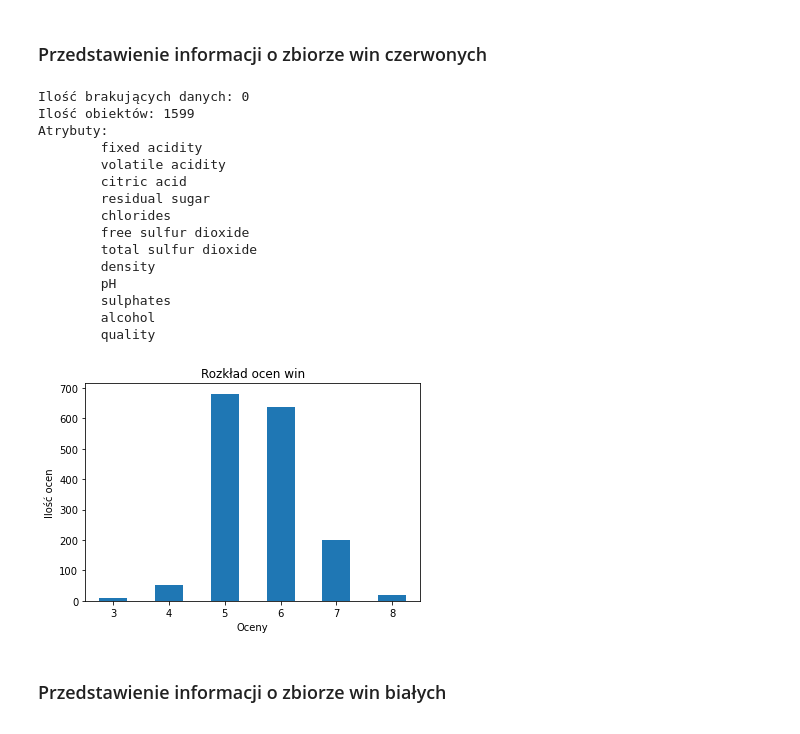
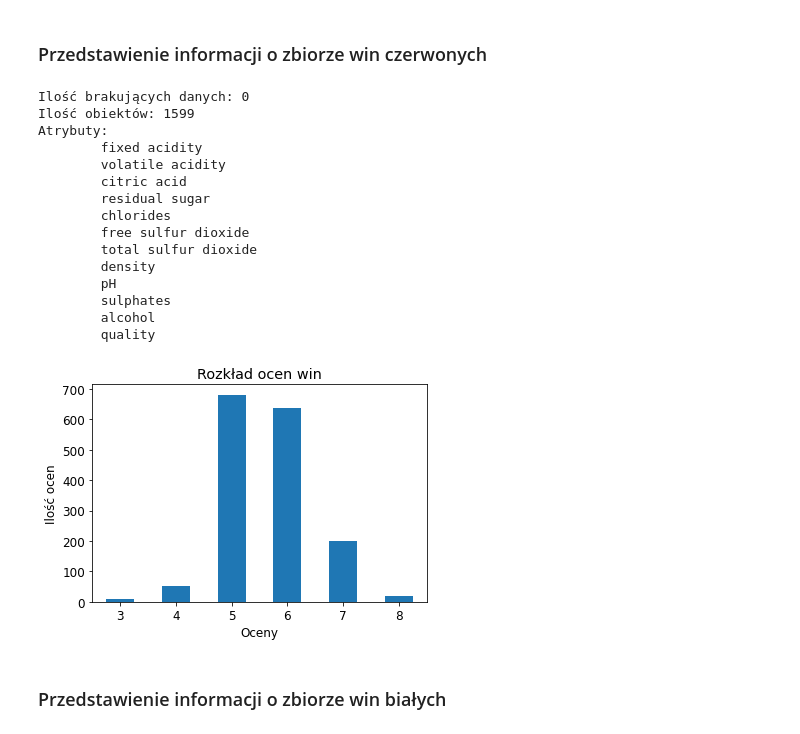
Before and after one commit to Adaxelx/wine_quality, a Jupyter notebook: wine_quality.ipynb, the cells around one changed output. Drawn from its saved outputs; the diff is of its cells as text; code cells hidden in the pictures.

```diff
--- a/wine_quality.ipynb
+++ b/wine_quality.ipynb
@@ -26,34 +26,36 @@ wineWhite = pd.read_csv('data/winequality-white.csv', sep=";", usecols = range(0
 ### Przedstawienie informacji o zbiorze win czerwonych
 # %%
 def showGeneralInfo(wine):
+    plt.rcParams.update({'font.size': 12})
     missingValues = wine.isnull().sum().sum()
     numberOfObjects = len(wine)
     print("Ilość brakujących danych: " + str(missingValues))
     print("Ilość obiektów: " + str(numberOfObjects))
     df = wine['quality'].value_counts().sort_index(ascending = True)
     df.plot(kind="bar", rot=0, title="Rozkład ocen win", xlabel="Oceny", ylabel="Ilość ocen")
     print("Atrybuty: ")
     for col in wine.columns:
         print("\t" + col)
+    plt.rcParams.update({'font.size': 8})
 
 showGeneralInfo(wineRed)
 # %% [output]
 Ilość brakujących danych: 0
 Ilość obiektów: 1599
 Atrybuty:
         fixed acidity
         volatile acidity
         citric acid
         residual sugar
         chlorides
         free sulfur dioxide
         total sulfur dioxide
         density
         pH
         sulphates
         alcohol
         quality
-[figure, old version]
+[figure, new version]
 # %% [markdown]
 ### Przedstawienie informacji o zbiorze win białych
 # %%
```
Also changed, not shown: parts of 21 cells of this notebook.
